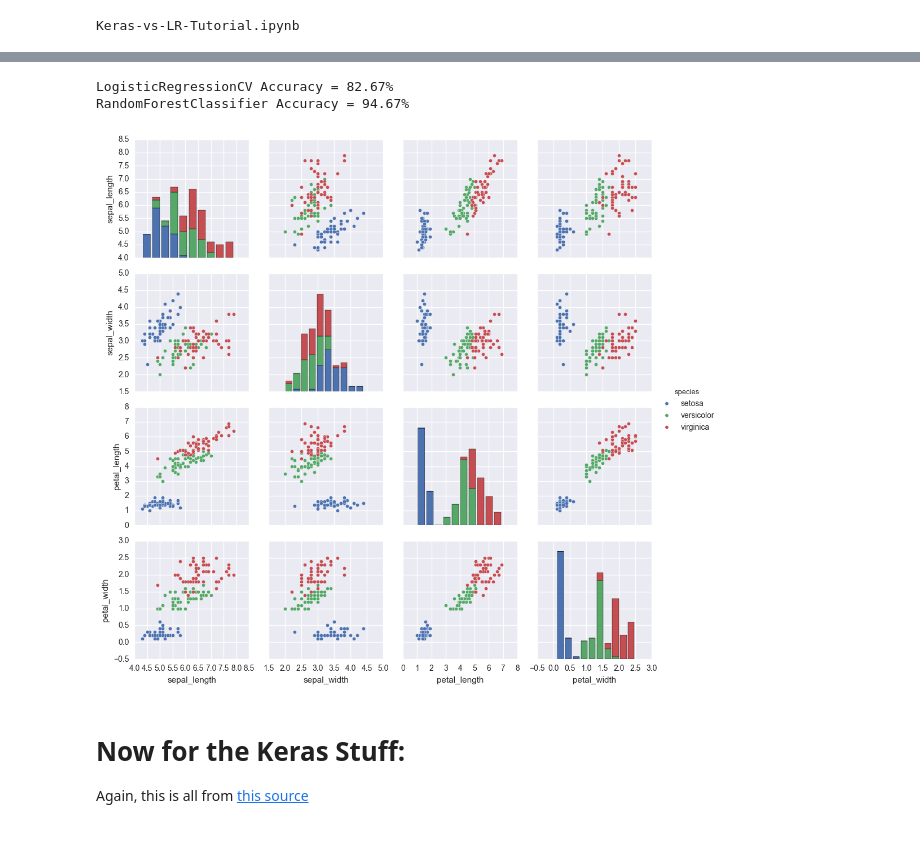
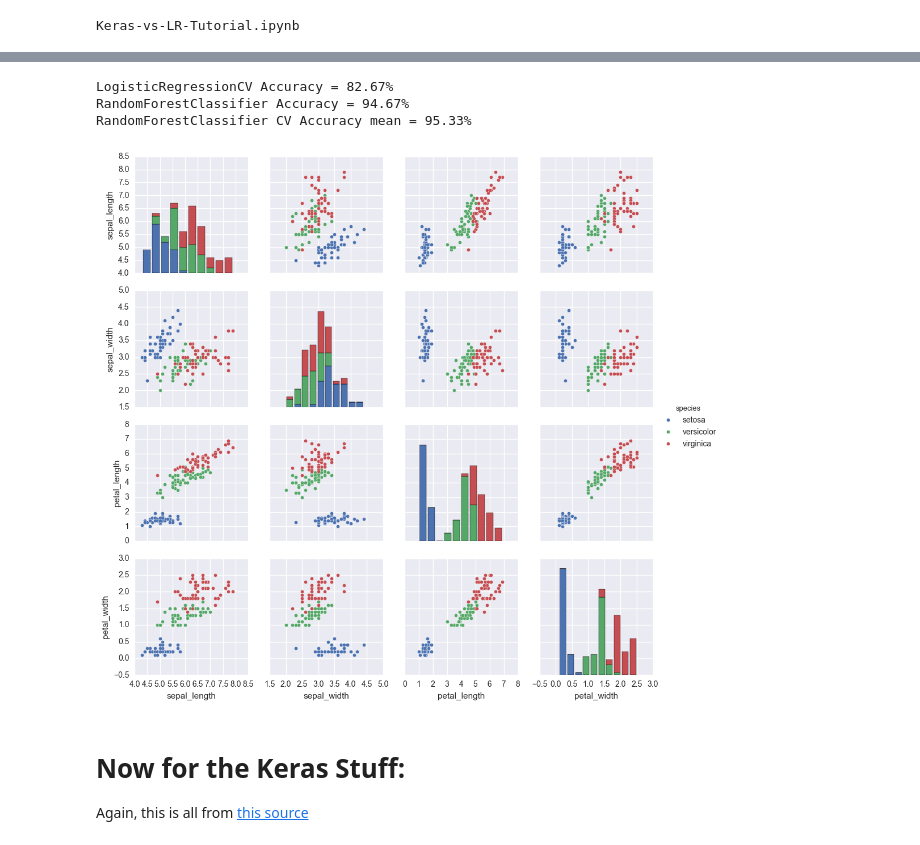
Before and after one commit to mohsseha/DeepLearning-Tutorial, a Jupyter notebook: simple-NN/Keras-vs-LR-Tutorial.ipynb, the cells around one changed output, grey strips where cells are left out. Cells and saved outputs as stored; diff of their text form; code cells hidden in the pictures.

```diff
--- a/simple-NN/Keras-vs-LR-Tutorial.ipynb
+++ b/simple-NN/Keras-vs-LR-Tutorial.ipynb
@@ -24,34 +26,40 @@ from keras.utils import np_utils
 # Doing the scikit-learn analysis:
 %matplotlib inline
 import matplotlib.pyplot as plt
 import seaborn as sns
 import numpy as np
 import pandas as pd
 
 from sklearn.cross_validation import train_test_split
 from sklearn.linear_model import LogisticRegressionCV
 from sklearn.ensemble import RandomForestClassifier
+from sklearn.model_selection import StratifiedKFold
+from sklearn.model_selection import cross_val_score
 
 iris = sns.load_dataset("iris")
 iris.head()
 
 sns.pairplot(iris, hue='species');
 X = iris.values[:, :4]
 y = iris.values[:, 4]
 train_X, test_X, train_y, test_y = train_test_split(X, y, train_size=0.5, random_state=0)
 
 lr = LogisticRegressionCV()
 lr.fit(train_X, train_y)
 
 print("LogisticRegressionCV Accuracy = {:.2f}%".format(100*lr.score(test_X, test_y)))
 
 rfc = RandomForestClassifier()
 rfc.fit(train_X, train_y)
 print("RandomForestClassifier Accuracy = {:.2f}%".format(100*rfc.score(test_X, test_y)))
+score=cross_val_score(RandomForestClassifier(),X,y,cv=5)
+
+print("RandomForestClassifier CV Accuracy mean = {:.2f}%".format(100*np.mean(score)))
 # %% [output]
 LogisticRegressionCV Accuracy = 82.67%
 RandomForestClassifier Accuracy = 94.67%
+RandomForestClassifier CV Accuracy mean = 95.33%
-[figure, old version]
+[figure, new version]
 # %% [markdown]
 # Now for the Keras Stuff:
 
```
Also changed, not shown: parts of 7 cells of this notebook.
